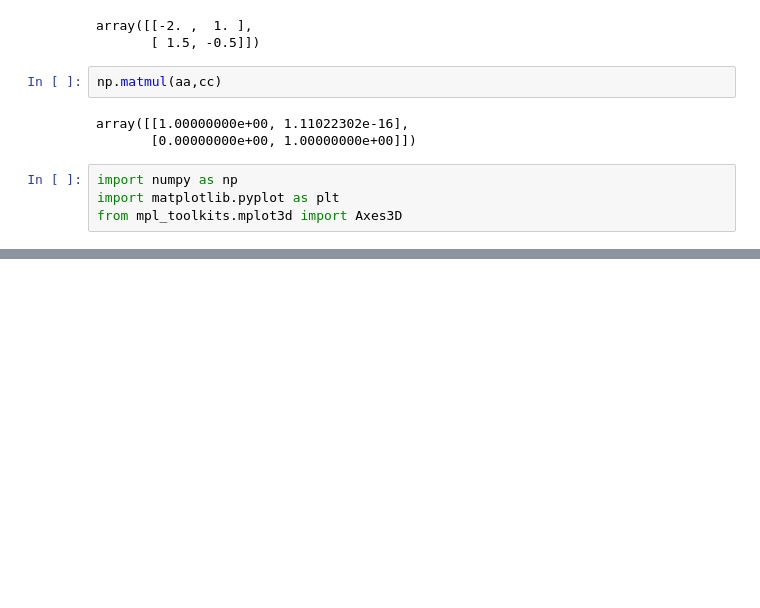
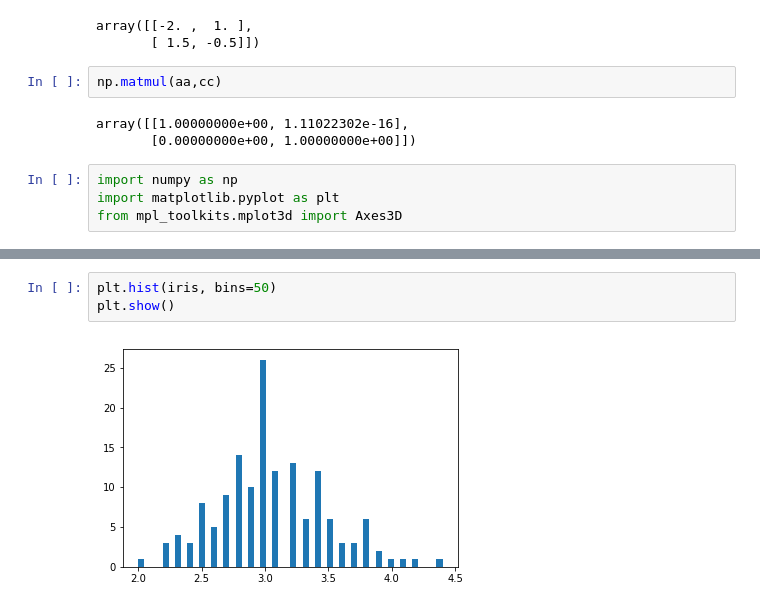
Before and after one commit to Parker-Lyu/ML_BY_Andrew, a Jupyter notebook: Test.ipynb, the cells around one changed output, grey strips where cells are left out. Drawn from its saved outputs; the diff is of its cells as text; blank space fills up the shorter version.

```diff
--- a/Test.ipynb
+++ b/Test.ipynb
@@ -72,0 +108,5 @@ plt.show()
+# %%
+plt.hist(iris, bins=50)
+plt.show()
+# %% [output]
+[figure, added]
```
Also changed, not shown: parts of 7 cells of this notebook, 2 other files.
